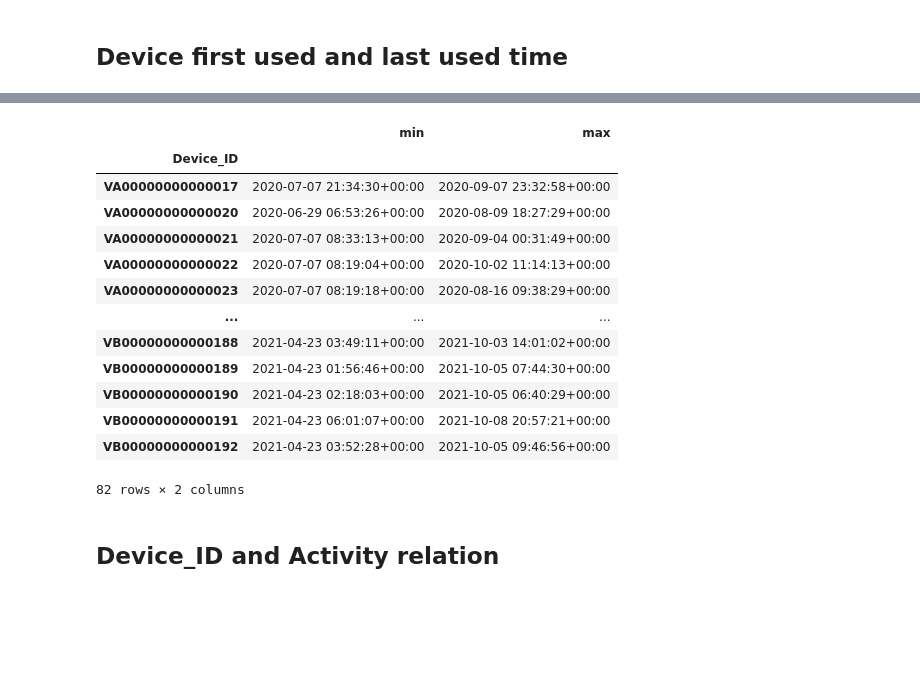
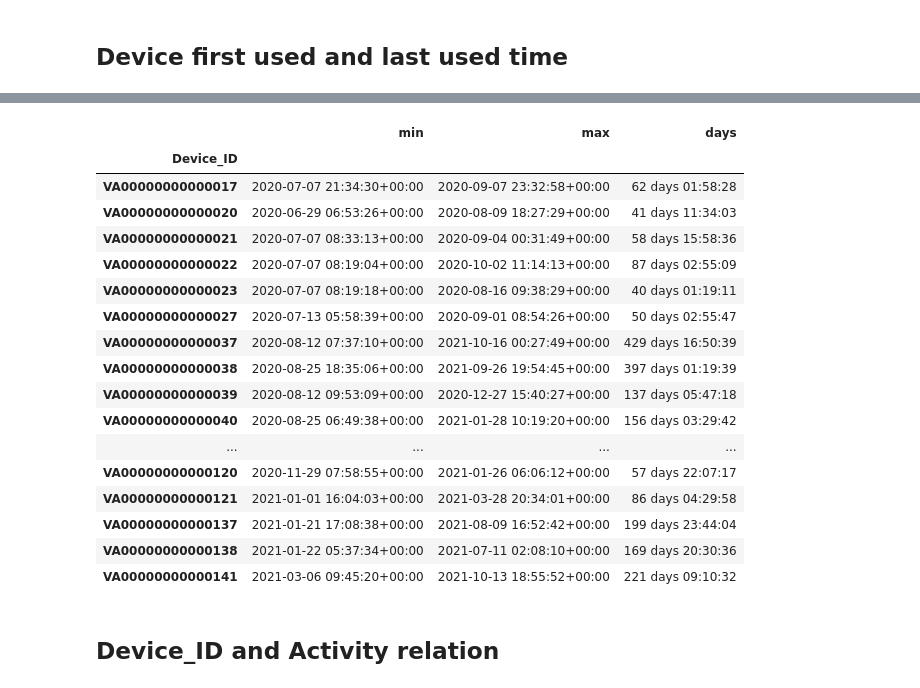
Before and after one commit to Kaushik002-git/PIP_Case_Study, a Jupyter notebook: EDA.ipynb, the cells around one changed output, grey strips where cells are left out. Drawn from its saved outputs; the diff is of its cells as text; code cells hidden in the pictures; blank space fills up the shorter version.

```diff
--- a/EDA.ipynb
+++ b/EDA.ipynb
@@ -274,5 +317,7 @@ Name: Device_ID, dtype: int64
 ## Device first used and last used time
 # %%
 duration_of_device = df.groupby('Device_ID')['Event_start_time'].agg(['min', 'max'])
-duration_of_device
+duration_of_device['days'] = duration_of_device['max'] - duration_of_device['min']
+print(duration_of_device['days'].describe())
+duration_of_device.head(50)
 # %% [output]
@@ -279,17 +333,21 @@ duration_of_device
-|  | min | max |
-| Device_ID |  |  |
-| VA00000000000017 | 2020-07-07 21:34:30+00:00 | 2020-09-07 23:32:58+00:00 |
-| VA00000000000020 | 2020-06-29 06:53:26+00:00 | 2020-08-09 18:27:29+00:00 |
-| VA00000000000021 | 2020-07-07 08:33:13+00:00 | 2020-09-04 00:31:49+00:00 |
-| VA00000000000022 | 2020-07-07 08:19:04+00:00 | 2020-10-02 11:14:13+00:00 |
-| VA00000000000023 | 2020-07-07 08:19:18+00:00 | 2020-08-16 09:38:29+00:00 |
-| ... | ... | ... |
-| VB00000000000188 | 2021-04-23 03:49:11+00:00 | 2021-10-03 14:01:02+00:00 |
-| VB00000000000189 | 2021-04-23 01:56:46+00:00 | 2021-10-05 07:44:30+00:00 |
-| VB00000000000190 | 2021-04-23 02:18:03+00:00 | 2021-10-05 06:40:29+00:00 |
-| VB00000000000191 | 2021-04-23 06:01:07+00:00 | 2021-10-08 20:57:21+00:00 |
-| VB00000000000192 | 2021-04-23 03:52:28+00:00 | 2021-10-05 09:46:56+00:00 |
+|  | min | max | days |
+| Device_ID |  |  |  |
+| VA00000000000017 | 2020-07-07 21:34:30+00:00 | 2020-09-07 23:32:58+00:00 | 62 days 01:58:28 |
+| VA00000000000020 | 2020-06-29 06:53:26+00:00 | 2020-08-09 18:27:29+00:00 | 41 days 11:34:03 |
+| VA00000000000021 | 2020-07-07 08:33:13+00:00 | 2020-09-04 00:31:49+00:00 | 58 days 15:58:36 |
+| VA00000000000022 | 2020-07-07 08:19:04+00:00 | 2020-10-02 11:14:13+00:00 | 87 days 02:55:09 |
+| VA00000000000023 | 2020-07-07 08:19:18+00:00 | 2020-08-16 09:38:29+00:00 | 40 days 01:19:11 |
+| VA00000000000027 | 2020-07-13 05:58:39+00:00 | 2020-09-01 08:54:26+00:00 | 50 days 02:55:47 |
+| VA00000000000037 | 2020-08-12 07:37:10+00:00 | 2021-10-16 00:27:49+00:00 | 429 days 16:50:39 |
+| VA00000000000038 | 2020-08-25 18:35:06+00:00 | 2021-09-26 19:54:45+00:00 | 397 days 01:19:39 |
+| VA00000000000039 | 2020-08-12 09:53:09+00:00 | 2020-12-27 15:40:27+00:00 | 137 days 05:47:18 |
+| VA00000000000040 | 2020-08-25 06:49:38+00:00 | 2021-01-28 10:19:20+00:00 | 156 days 03:29:42 |
+| ... | ... | ... | ... |
+| VA00000000000120 | 2020-11-29 07:58:55+00:00 | 2021-01-26 06:06:12+00:00 | 57 days 22:07:17 |
+| VA00000000000121 | 2021-01-01 16:04:03+00:00 | 2021-03-28 20:34:01+00:00 | 86 days 04:29:58 |
+| VA00000000000137 | 2021-01-21 17:08:38+00:00 | 2021-08-09 16:52:42+00:00 | 199 days 23:44:04 |
+| VA00000000000138 | 2021-01-22 05:37:34+00:00 | 2021-07-11 02:08:10+00:00 | 169 days 20:30:36 |
+| VA00000000000141 | 2021-03-06 09:45:20+00:00 | 2021-10-13 18:55:52+00:00 | 221 days 09:10:32 |
-82 rows × 2 columns
 # %% [markdown]
 ## Device_ID and Activity relation
 # %%
```
Also changed, not shown: parts of 24 cells of this notebook, 2 other files.
